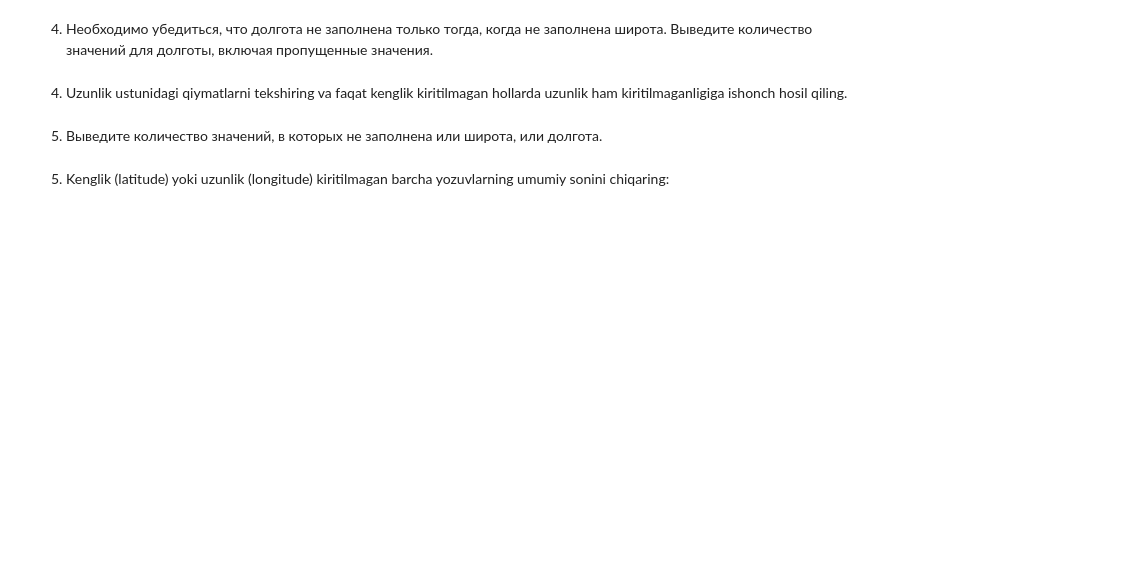
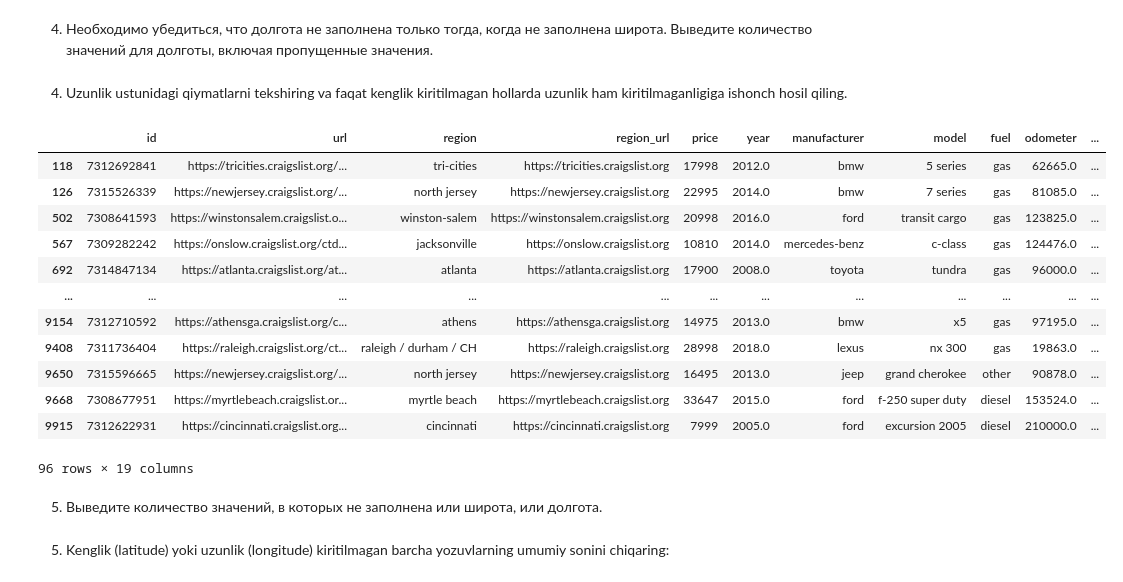
Before and after one commit to ibratqadamboev/Homeworks, a Jupyter notebook: l5_full_EDA_practice.ipynb, the cells around one changed output. Saved outputs shown, nothing was run; the diff lists cells and outputs as text; code cells hidden in the pictures; blank space fills up the shorter version.

```diff
--- a/l5_full_EDA_practice.ipynb
+++ b/l5_full_EDA_practice.ipynb
@@ -432,6 +462,21 @@ np.int64(0)
 4. Uzunlik ustunidagi qiymatlarni tekshiring va faqat kenglik kiritilmagan hollarda uzunlik ham kiritilmaganligiga ishonch hosil qiling.
 # %%
 # Your code goes here
+df[df['lat'].isna()]
+# %% [output]
+|  | id | url | region | region_url | price | year | manufacturer | model | fuel | odometer | ... |
+| 118 | 7312692841 | https://tricities.craigslist.org/... | tri-cities | https://tricities.craigslist.org | 17998 | 2012.0 | bmw | 5 series | gas | 62665.0 | ... |
+| 126 | 7315526339 | https://newjersey.craigslist.org/... | north jersey | https://newjersey.craigslist.org | 22995 | 2014.0 | bmw | 7 series | gas | 81085.0 | ... |
+| 502 | 7308641593 | https://winstonsalem.craigslist.o... | winston-salem | https://winstonsalem.craigslist.org | 20998 | 2016.0 | ford | transit cargo | gas | 123825.0 | ... |
+| 567 | 7309282242 | https://onslow.craigslist.org/ctd... | jacksonville | https://onslow.craigslist.org | 10810 | 2014.0 | mercedes-benz | c-class | gas | 124476.0 | ... |
+| 692 | 7314847134 | https://atlanta.craigslist.org/at... | atlanta | https://atlanta.craigslist.org | 17900 | 2008.0 | toyota | tundra | gas | 96000.0 | ... |
+| ... | ... | ... | ... | ... | ... | ... | ... | ... | ... | ... | ... |
+| 9154 | 7312710592 | https://athensga.craigslist.org/c... | athens | https://athensga.craigslist.org | 14975 | 2013.0 | bmw | x5 | gas | 97195.0 | ... |
+| 9408 | 7311736404 | https://raleigh.craigslist.org/ct... | raleigh / durham / CH | https://raleigh.craigslist.org | 28998 | 2018.0 | lexus | nx 300 | gas | 19863.0 | ... |
+| 9650 | 7315596665 | https://newjersey.craigslist.org/... | north jersey | https://newjersey.craigslist.org | 16495 | 2013.0 | jeep | grand cherokee | other | 90878.0 | ... |
+| 9668 | 7308677951 | https://myrtlebeach.craigslist.or... | myrtle beach | https://myrtlebeach.craigslist.org | 33647 | 2015.0 | ford | f-250 super duty | diesel | 153524.0 | ... |
+| 9915 | 7312622931 | https://cincinnati.craigslist.org... | cincinnati | https://cincinnati.craigslist.org | 7999 | 2005.0 | ford | excursion 2005 | diesel | 210000.0 | ... |
+96 rows × 19 columns
 # %% [markdown]
 5. Выведите количество значений, в которых не заполнена или широта, или долгота.
 # %% [markdown]
```
Also changed, not shown: parts of 10 cells of this notebook, 1 other file.
